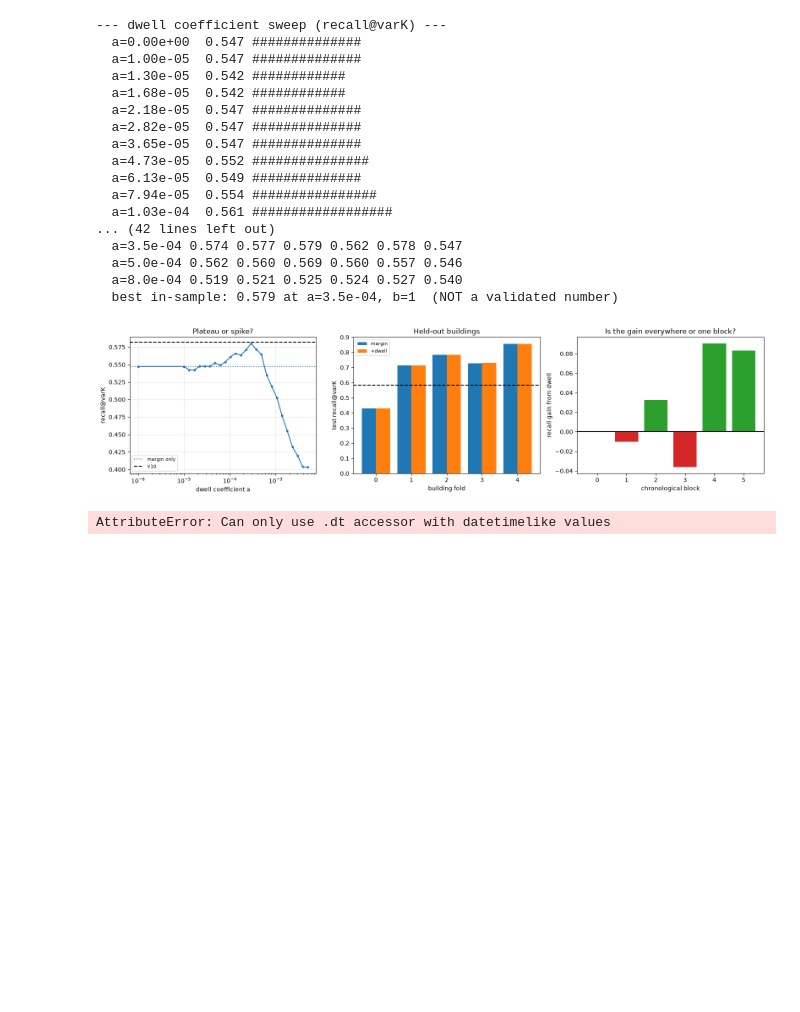
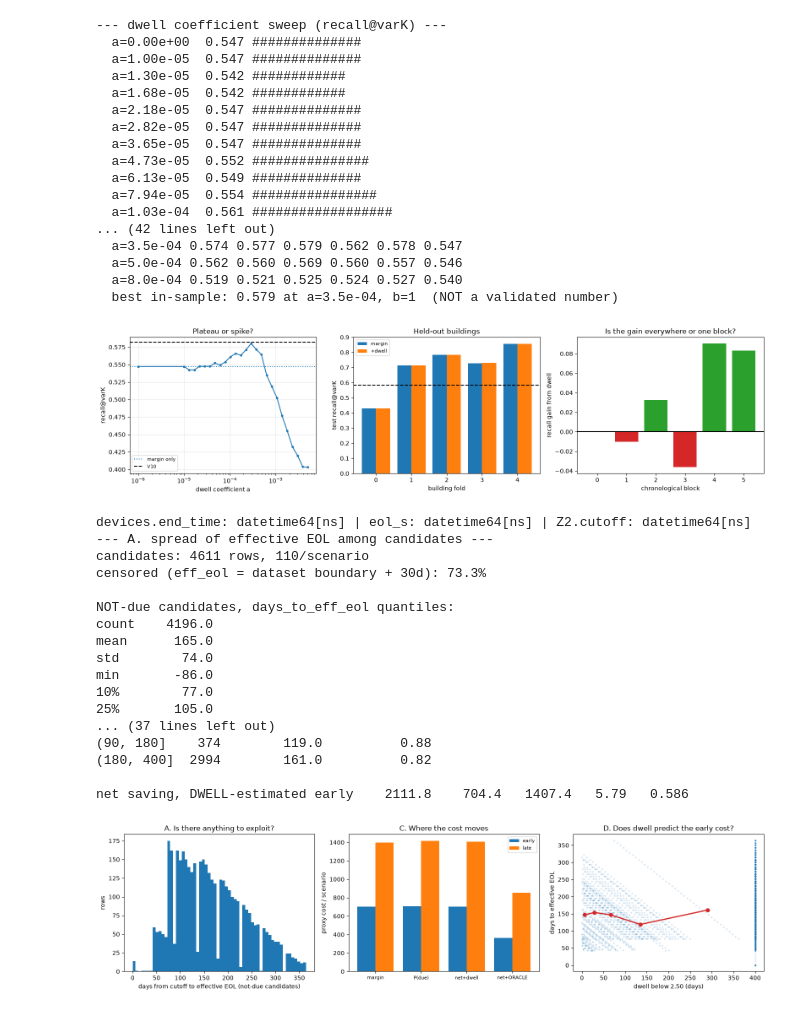
Before and after one commit to rabrie10/BatterySwapAI2026-MR, a Jupyter notebook: notebooks/full-history_trajectory_modelling.ipynb, the cells around one changed output. Cells and saved outputs as stored; diff of their text form; code cells hidden in the pictures; blank space fills up the shorter version.

```diff
--- a/notebooks/full-history_trajectory_modelling.ipynb
+++ b/notebooks/full-history_trajectory_modelling.ipynb
@@ -1027,9 +1027,26 @@ from sklearn.metrics import roc_auc_score
 C_MISS   = 261.0      # measured: late_swap 986.04 / 3.77 missed per scenario
 SWAP_OFF = 21         # assume selected batteries are swapped mid-window (see note)
 
+# coerce the device timestamps properly (read_csv's parse_dates leaves these as objects)
+for c in ["start_time", "end_time"]:
+    devices[c] = pd.to_datetime(devices[c], format="ISO8601", utc=True).dt.tz_localize(None)
+
+# make sure the other time columns are naive datetimes too
+if not pd.api.types.is_datetime64_any_dtype(eol_s):
+    eol_s = pd.to_datetime(eol_s)
+if getattr(eol_s.dt, "tz", None) is not None:
+    eol_s = eol_s.dt.tz_localize(None)
+
+Z2["cutoff"] = pd.to_datetime(Z2["cutoff"])
+if getattr(Z2["cutoff"].dt, "tz", None) is not None:
+    Z2["cutoff"] = Z2["cutoff"].dt.tz_localize(None)
+
+print("devices.end_time:", devices.end_time.dtype,
+      "| eol_s:", eol_s.dtype, "| Z2.cutoff:", Z2.cutoff.dtype)
+
 # ---------- effective EOL exactly as evaluate_plan() computes it ----------
-end_t = devices.set_index("device_id")["end_time"].dt.tz_localize(None)
-eff = eol_s.dt.tz_localize(None) if eol_s.dt.tz is not None else eol_s.copy()
+end_t = devices.set_index("device_id")["end_time"]
+eff = eol_s.copy()
 unobs = eff.index[eff.isna()]
 eff.loc[unobs] = (end_t.reindex(unobs) + pd.Timedelta(days=30)).dt.normalize()
 Z2["eff_eol"]  = Z2.device_id.map(eff)
@@ -1110,31 +1127,48 @@ print(nd2.groupby("dband", observed=True)
 # feasible version: replace the oracle early term with a dwell-based estimate
 dmap = nd2.groupby("dband", observed=True)["days_to_eff"].median()
 CANDS["dband"] = pd.cut(CANDS.dwell_c, [-1, 14, 43, 90, 180, 400])
 CANDS["est_early"] = 0.5 * (CANDS.dband.map(dmap).astype(float) - SWAP_OFF).clip(lower=0)
 CANDS["S_net_dwell"] = CANDS.p_hat * C_MISS - (1 - CANDS.p_hat) * CANDS.est_early
 r = proxy_cost(CANDS, "S_net_dwell")
 print(f"\n{'net saving, DWELL-estimated early':34s} {r['total']:8.1f} {r['early']:8.1f} "
       f"{r['late']:8.1f} {r['hits']:6.2f} {r['recall']:7.3f}")
 
 fig, ax = plt.subplots(1, 3, figsize=(16, 4.2))
 ax[0].hist(nd.days_to_eff.clip(0, 500), bins=60, color="tab:blue")
 ax[0].set_xlabel("days from cutoff to effective EOL (not-due candidates)")
 ax[0].set_ylabel("rows"); ax[0].set_title("A. Is there anything to exploit?")
 
 rules = ["S_margin", "S_phat", "S_net_dwell", "S_net_oracle"]
 labs  = ["margin", "P(due)", "net+dwell", "net+ORACLE"]
 res = [proxy_cost(CANDS, c) for c in rules]
 x = np.arange(len(rules))
 ax[1].bar(x-0.2, [r["early"] for r in res], 0.4, label="early")
 ax[1].bar(x+0.2, [r["late"]  for r in res], 0.4, label="late")
 ax[1].set_xticks(x); ax[1].set_xticklabels(labs, fontsize=8); ax[1].legend(fontsize=8)
 ax[1].set_ylabel("proxy cost / scenario"); ax[1].set_title("C. Where the cost moves")
 
 ax[2].scatter(nd2.dwell_c, nd2.days_to_eff.clip(0, 500), s=4, alpha=.12)
 med = nd2.groupby("dband", observed=True)["days_to_eff"].median()
 ax[2].plot([b.mid for b in med.index], med.values, color="tab:red", marker="o", lw=2)
 ax[2].set_xlabel("dwell below 2.50 (days)"); ax[2].set_ylabel("days to effective EOL")
 ax[2].set_title("D. Does dwell predict the early cost?")
 plt.tight_layout(); plt.show()
 # %% [output]
-AttributeError: Can only use .dt accessor with datetimelike values
+devices.end_time: datetime64[ns] | eol_s: datetime64[ns] | Z2.cutoff: datetime64[ns]
+--- A. spread of effective EOL among candidates ---
+candidates: 4611 rows, 110/scenario
+censored (eff_eol = dataset boundary + 30d): 73.3%
+
+NOT-due candidates, days_to_eff_eol quantiles:
+count    4196.0
+mean      165.0
+std        74.0
+min       -86.0
+10%        77.0
+25%       105.0
+... (37 lines left out)
+(90, 180]    374        119.0          0.88
+(180, 400]  2994        161.0          0.82
+
+net saving, DWELL-estimated early    2111.8    704.4   1407.4   5.79   0.586
+[figure, added]
```
Also changed, not shown: parts of 6 cells of this notebook, 1 other file.
